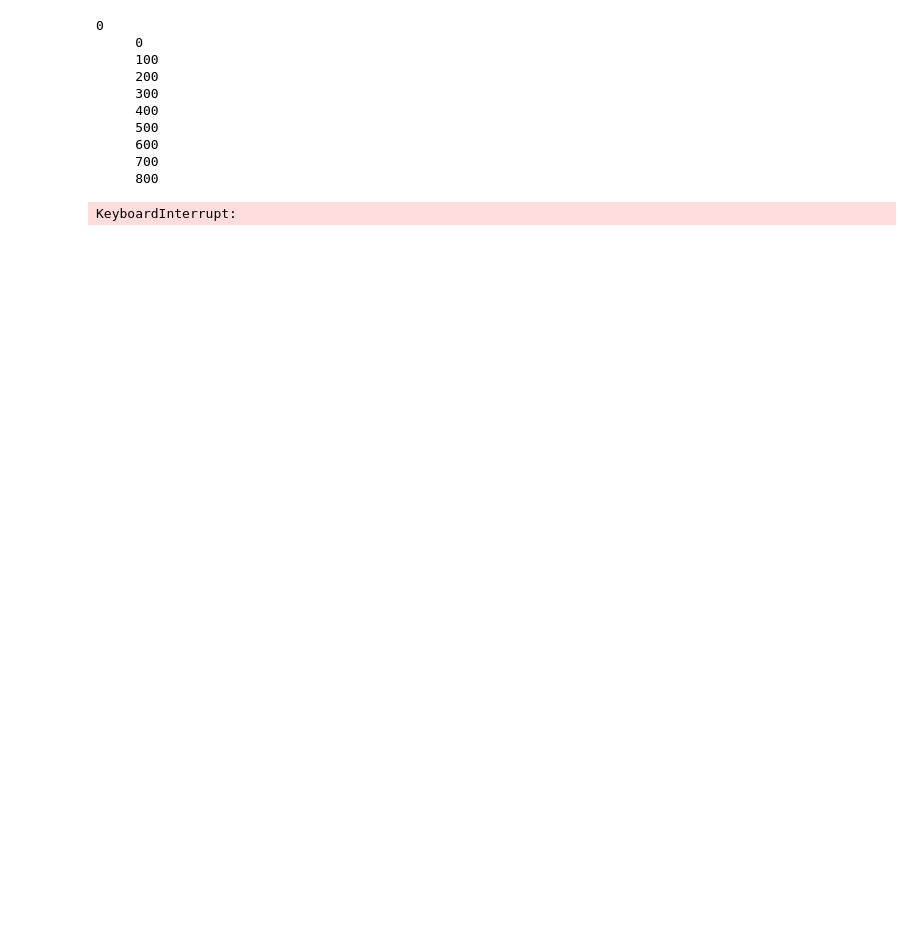
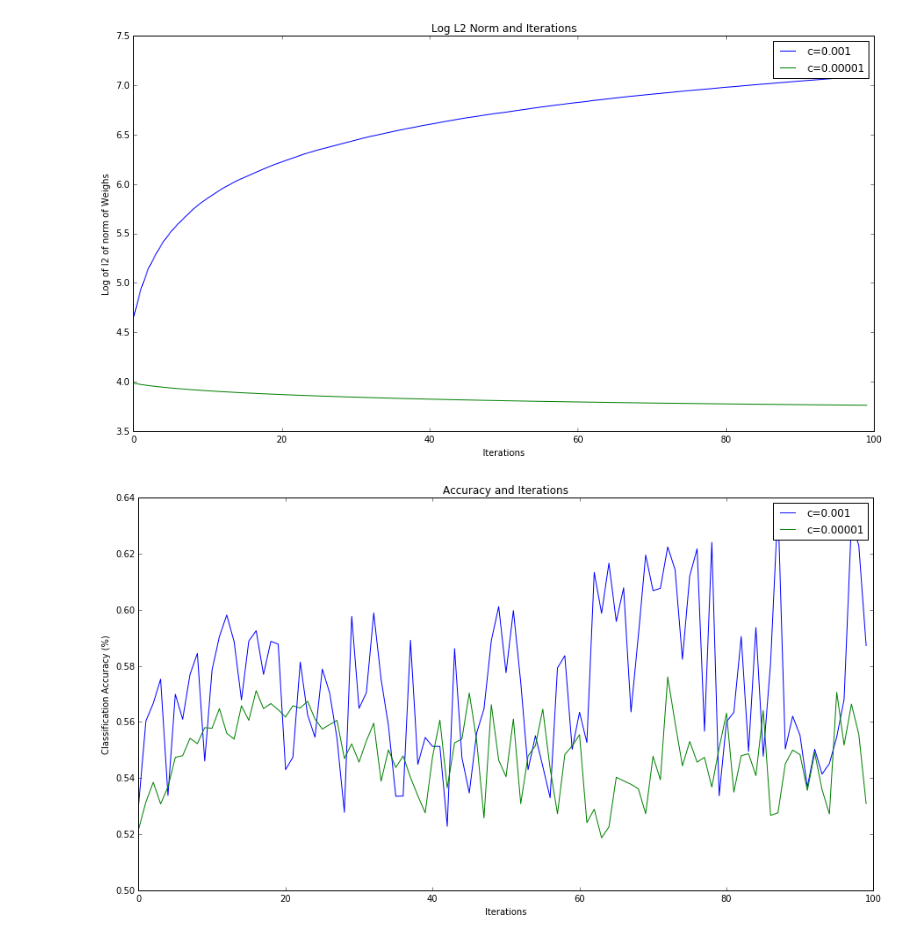
Before and after one commit to jaringson/Deep_Learning_CS501R, a Jupyter notebook: lab2/lab2.ipynb, the cells around one changed output. Cells and saved outputs as stored; diff of their text form; code cells hidden in the pictures; blank space fills up the shorter version.

Commit message:
Working but might need to change accuracy

```diff
--- a/lab2/lab2.ipynb
+++ b/lab2/lab2.ipynb
@@ -146,63 +135,60 @@ a2 = []
 iterations = 100
 
 for k in range(iterations):
-    print k
+#     print k
 
     for j in range(features.shape[0]):
-        if j%100==0:
-            print "    ",j
+#         print "   ",j
+        y1 = np.sign(w1.dot(features[j].T))
+        if y1 < 0: y1 = 0
 
-        y1 = np.sign(w1.dot(features.T))
-        y1 = [0 if v < 0 else v for v in y1[0]]
-        y1 = np.array(y1).reshape((features.shape[0],1))
+        y2 = np.sign(w2.dot(features[j].T))
+        if y2 < 0: y2 = 0
 
-        y2 = np.sign(w2.dot(features.T))
-        y2 = [0 if v < 0 else v for v in y2[0]]
-        y2 = np.array(y2).reshape((features.shape[0],1))
+        w1 += c1*(labels[j]-y1)*features[j]
+        w2 += c2*(labels[j]-y2)*features[j]
 
-        w1 += c1*(labels[j]-y1[j])*features[j]
-        w2 += c2*(labels[j]-y2[j])*features[j]
+
+    y1 = np.sign(w1.dot(features.T))
+    y1 = [0 if v < 0 else v for v in y1[0]]
+    y1 = np.array(y1).reshape((features.shape[0],1))
+
+    y2 = np.sign(w2.dot(features.T))
+    y2 = [0 if v < 0 else v for v in y2[0]]
+    y2 = np.array(y2).reshape((features.shape[0],1))
+
 
     a1.append(np.mean(np.equal(labels, y1).astype(float)))
     a2.append(np.mean(np.equal(labels, y2).astype(float)))
 
     ln1.append(np.log(np.sqrt(w1.dot(w1.T)[0])))
     ln2.append(np.log(np.sqrt(w2.dot(w2.T)[0])))
 
 import matplotlib.pyplot as plt
 %matplotlib inline
 
-plt.figure(1)
+plt.figure(1,figsize=(15,8))
 one = plt.plot(range(iterations),ln1, label='c=0.001')
 two = plt.plot(range(iterations),ln2, label='c=0.00001')
 plt.legend()
 plt.title('Log L2 Norm and Iterations')
 
 plt.xlabel('Iterations')
-plt.ylabel('Log')
+plt.ylabel('Log of l2 of norm of Weighs')
 
 plt.show()
 
-plt.figure(2)
+plt.figure(2,figsize=(15,8))
 one = plt.plot(range(iterations),a1, label='c=0.001')
 two = plt.plot(range(iterations),a2, label='c=0.00001')
 
 plt.legend()
 plt.title('Accuracy and Iterations')
 
 plt.xlabel('Iterations')
-plt.ylabel('Classification Accuracy')
+plt.ylabel('Classification Accuracy (%)')
 
 plt.show()
 # %% [output]
-0
-     0
-     100
-     200
-     300
-     400
-     500
-     600
-     700
-     800
-KeyboardInterrupt:
+[figure, added]
+[figure, added]
```
Also changed, not shown: parts of 1 cell of this notebook.
